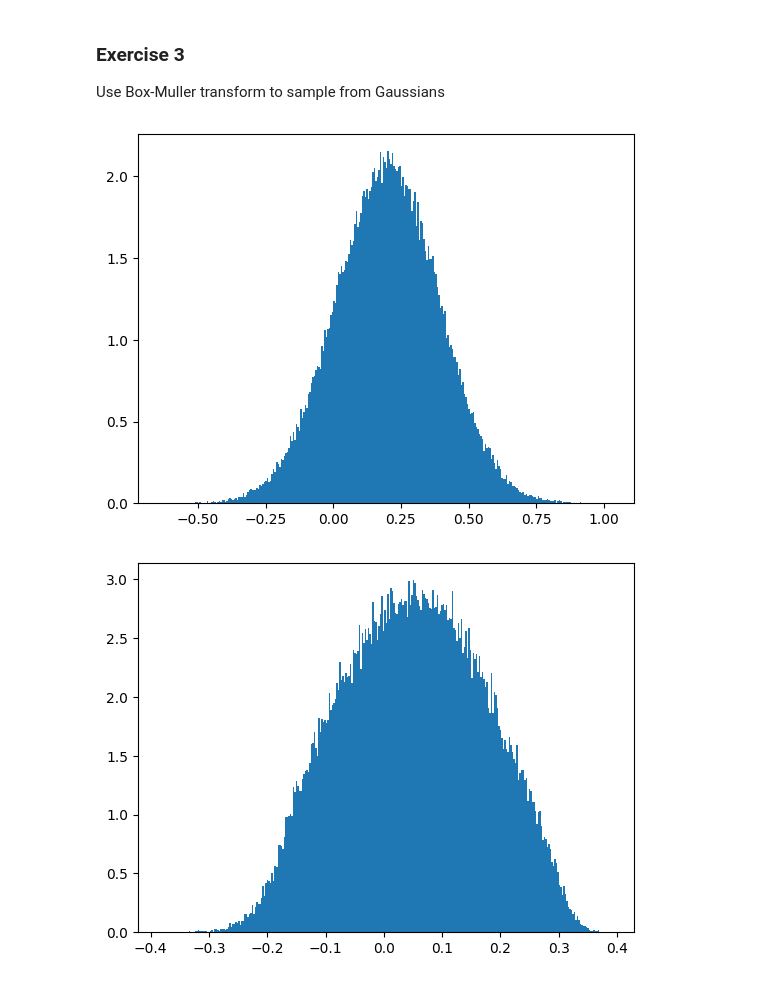
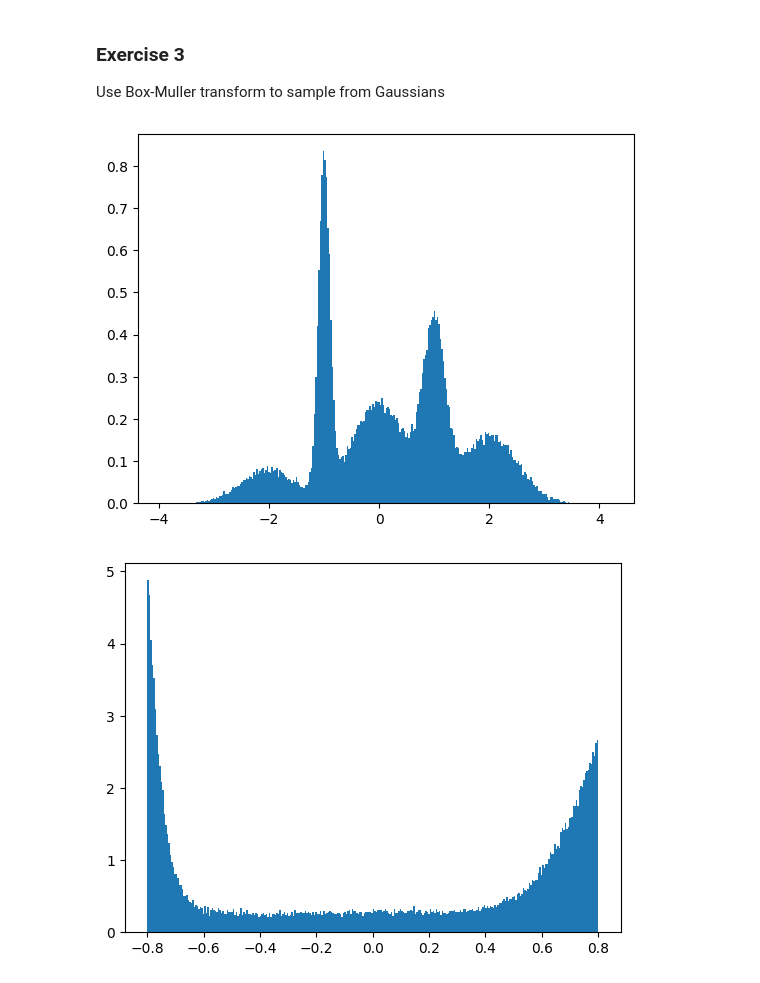
Before and after one commit to jCabala/learn-by-practise, a Jupyter notebook: ICL/stochasticSimulationICL/week3.ipynb, the cells around one changed output. Cells and saved outputs as stored; diff of their text form; code cells hidden in the pictures.

```diff
--- a/ICL/stochasticSimulationICL/week3.ipynb
+++ b/ICL/stochasticSimulationICL/week3.ipynb
@@ -63,21 +63,41 @@ weights = [0.1, 0.2, 0.3, 0.2, 0.2]
 means = [-2, -1, 0, 1, 2]
 stds = [0.5, 0.1, 0.5, 0.2, 0.5]
 
-weighted_gaussians = np.sum([w * box_muller(N, m, s) for w, m, s in zip(weights, means, stds)], axis=0)
+# Generate the weighted mixture of Gaussians
+weighted_gaussians = np.zeros(N)
+
+# Choose a Gaussian based on the given weights for each sample
+chosen_gaussians = np.random.choice(len(weights), size=N, p=weights)
+
+for i, (m, s) in enumerate(zip(means, stds)):
+    # Mask for samples chosen for this Gaussian
+    mask = chosen_gaussians == i
+    n_samples = np.sum(mask)
+    weighted_gaussians[mask] = box_muller(n_samples, m, s)
 plt.hist(weighted_gaussians, bins=BINS, density=True);
 # %% [output]
-[figure, old version]
+[figure, new version]
 # %%
 # Truncated box-muller gaussian
 def truncated_box_muller(a, b, N, mean=0, std=1):
     trun = []
     batch = N // 5
     while len(trun) < N:
         x = box_muller(batch, mean, std)
         trun.extend(x[(a < x) & (x < b)])
     return np.array(trun[:N])
 
-weighted_truncated_gaussians = np.sum([w * truncated_box_muller(a1, b1, N, m, s) for w, m, s in zip(weights, means, stds)], axis=0)
+# Generate the weighted mixture of truncated Gaussians
+weighted_truncated_gaussians = np.zeros(N)
+
+# Choose a Gaussian based on the given weights for each sample
+chosen_gaussians = np.random.choice(len(weights), size=N, p=weights)
+
+for i, (m, s) in enumerate(zip(means, stds)):
+    # Mask for samples chosen for this Gaussian
+    mask = chosen_gaussians == i
+    n_samples = np.sum(mask)
+    weighted_truncated_gaussians[mask] = truncated_box_muller(a1, b1, n_samples, m, s)
 plt.hist(weighted_truncated_gaussians, bins=BINS, density=True);
 # %% [output]
-[figure, old version]
+[figure, new version]
```
Also changed, not shown: parts of 4 cells of this notebook, 2 other files.
